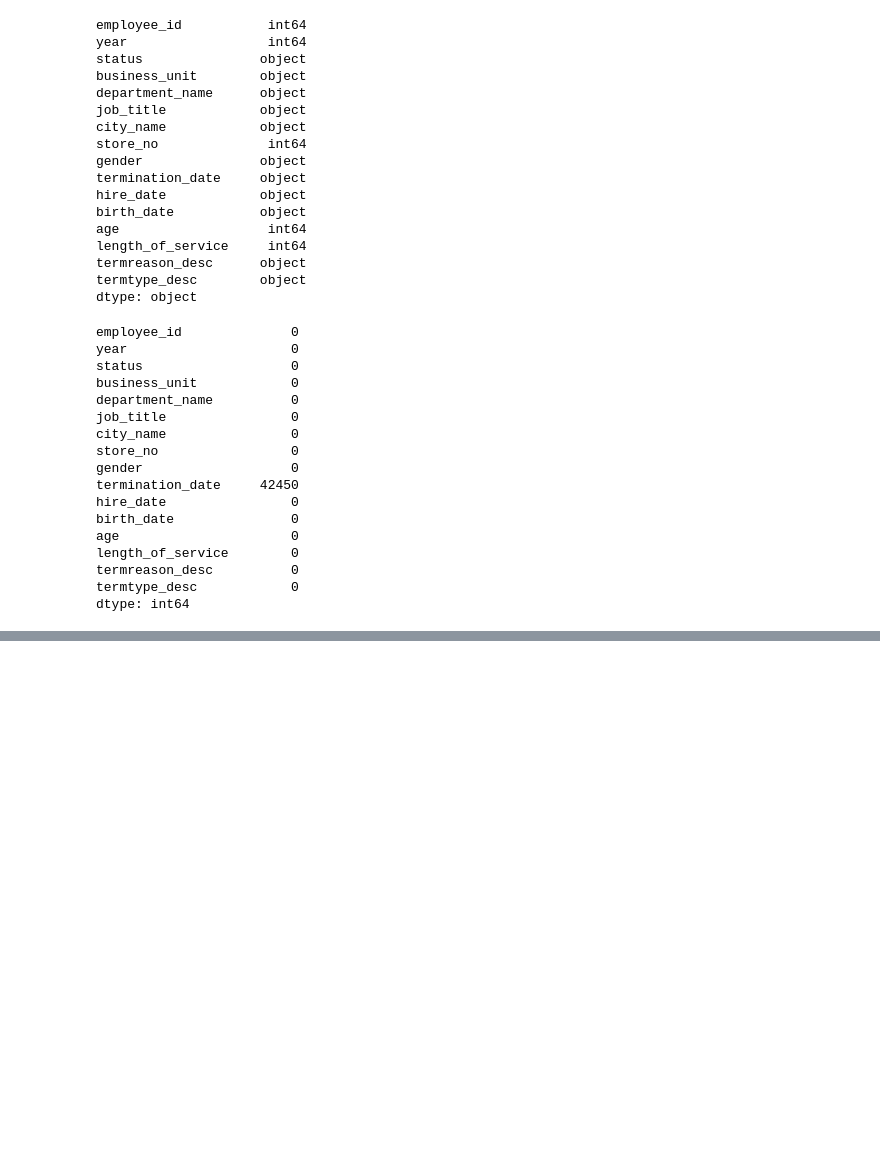
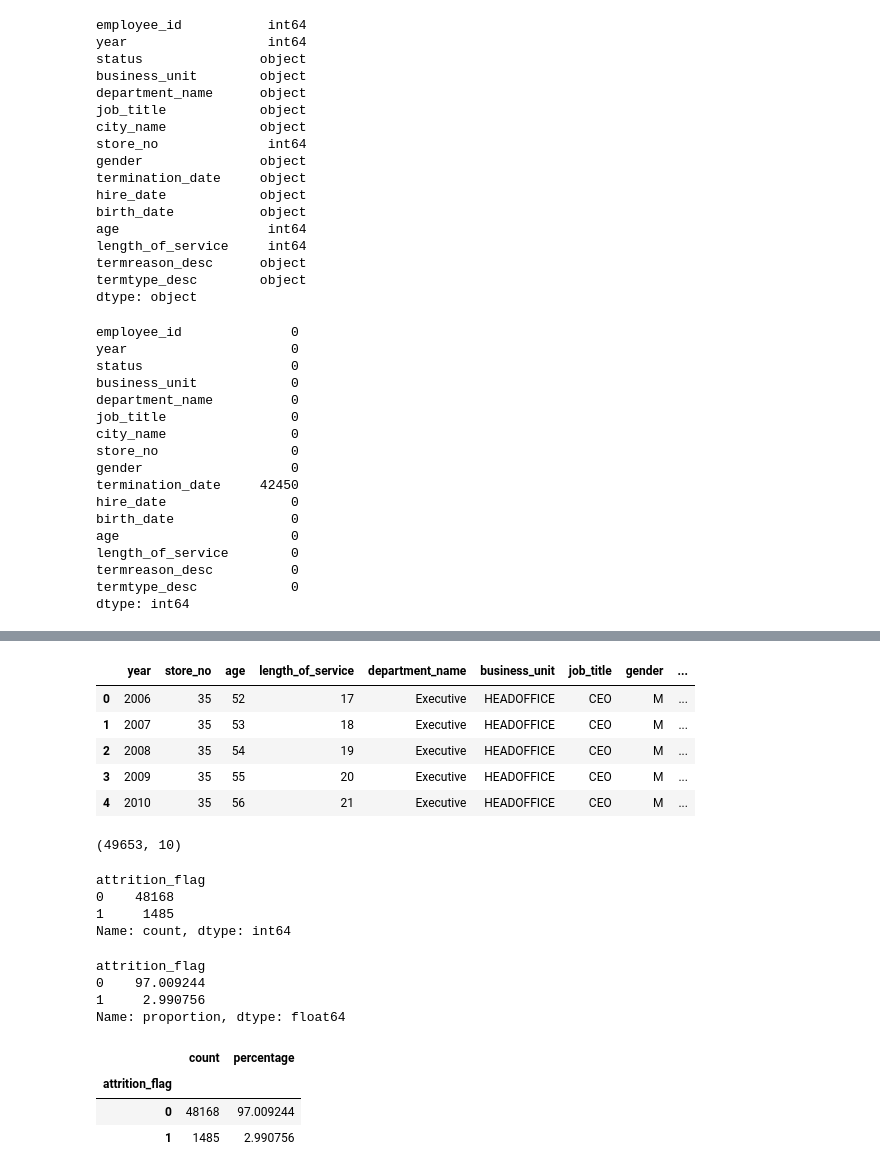
Before and after one commit to iamShreyaD/Workforce-Analytics-Attrition-Optimization-Project-for-IT-Services, a Jupyter notebook: Machine Learning/employee_attrition_prediction.ipynb, the cells around one changed output, grey strips where cells are left out. Saved outputs shown, nothing was run; the diff lists cells and outputs as text; code cells hidden in the pictures; blank space fills up the shorter version.

```diff
--- a/Machine Learning/employee_attrition_prediction.ipynb
+++ b/Machine Learning/employee_attrition_prediction.ipynb
@@ -55,3 +60,6 @@ length_of_service        0
 termreason_desc          0
 termtype_desc            0
 dtype: int64
+# %%
+#dropping unrequired columns
+df = df.drop(['termination_date', 'termreason_desc', 'termtype_desc'], axis=1)
@@ -57,0 +74,3 @@ dtype: int64
+# %%
+#creating column 'attrition_flag'
+df['attrition_flag'] = df['status'].apply(lambda x: 1 if x == 'TERMINATED' else 0)
@@ -57,0 +87,49 @@ dtype: int64
+# %%
+#creating lists: numeric_features, categorical_features, target
+numeric_features = ["year", "store_no", "age", "length_of_service"]
+categorical_features = ["department_name", "business_unit", "job_title", "gender", "city_name"]
+target = "attrition_flag"
+# %%
+#creating dataframe for machine learning
+model_df = df[numeric_features + categorical_features + [target]].copy()
+# %%
+#verifying dataframe with first five records
+model_df.head()
+# %% [output]
+|  | year | store_no | age | length_of_service | department_name | business_unit | job_title | gender | ... |
+| 0 | 2006 | 35 | 52 | 17 | Executive | HEADOFFICE | CEO | M | ... |
+| 1 | 2007 | 35 | 53 | 18 | Executive | HEADOFFICE | CEO | M | ... |
+| 2 | 2008 | 35 | 54 | 19 | Executive | HEADOFFICE | CEO | M | ... |
+| 3 | 2009 | 35 | 55 | 20 | Executive | HEADOFFICE | CEO | M | ... |
+| 4 | 2010 | 35 | 56 | 21 | Executive | HEADOFFICE | CEO | M | ... |
+# %%
+#verifying number of columns and rows
+model_df.shape
+# %% [output]
+(49653, 10)
+# %%
+#counting records from attrition_flag
+model_df['attrition_flag'].value_counts()
+# %% [output]
+attrition_flag
+0    48168
+1     1485
+Name: count, dtype: int64
+# %%
+#calculating percentage split of attrition_flag
+model_df['attrition_flag'].value_counts(normalize=True) * 100
+# %% [output]
+attrition_flag
+0    97.009244
+1     2.990756
+Name: proportion, dtype: float64
+# %%
+#summary of attrition
+imbalance_summary = (model_df['attrition_flag'].value_counts().to_frame(name="count"))
+imbalance_summary["percentage"] = (model_df["attrition_flag"].value_counts(normalize=True) * 100)
+imbalance_summary
+# %% [output]
+|  | count | percentage |
+| attrition_flag |  |  |
+| 0 | 48168 | 97.009244 |
+| 1 | 1485 | 2.990756 |
```
Also changed, not shown: parts of 34 cells of this notebook.
